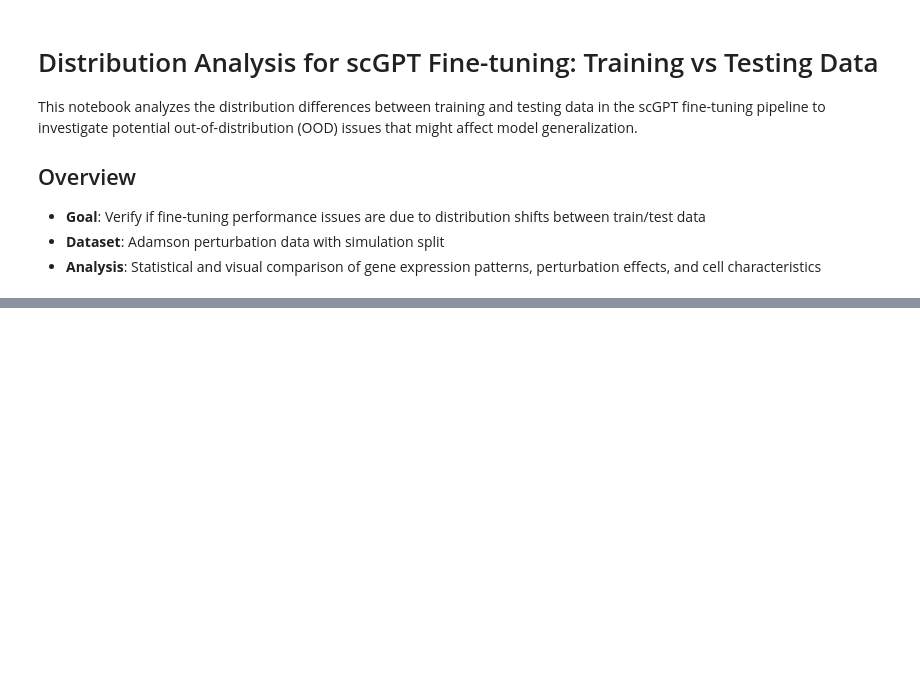
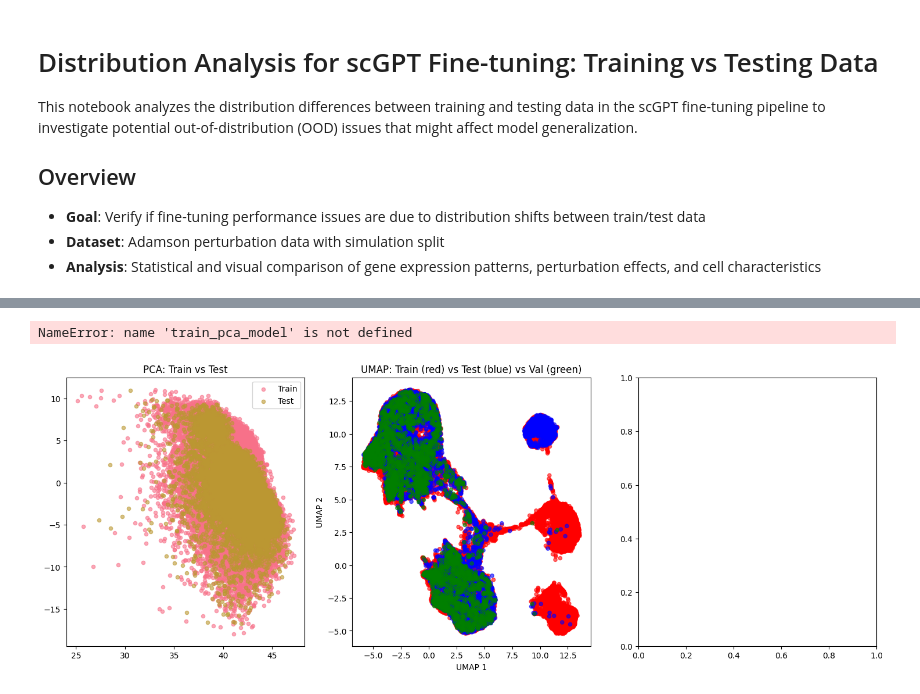
Before and after one commit to zhexuandliu/Biological-Foundation-Model, a Jupyter notebook: Notebooks/scGPT_finetune/distribution_analysis.ipynb, the cells around one changed output, grey strips where cells are left out. Cells and saved outputs as stored; diff of their text form; code cells hidden in the pictures; blank space fills up the shorter version.

```diff
--- a/Notebooks/scGPT_finetune/distribution_analysis.ipynb
+++ b/Notebooks/scGPT_finetune/distribution_analysis.ipynb
@@ -389,32 +581,35 @@ print(f"  Val:   {val_pca_model.explained_variance_ratio_[:10]}")
 # %%
 # Visualize dimensionality reduction results
 fig, axes = plt.subplots(1, 3, figsize=(18, 6))
 
 # 1. PCA comparison (first 2 components)
 axes[0].scatter(train_pca[:, 0], train_pca[:, 1], alpha=0.6, label='Train', s=20)
 axes[0].scatter(test_pca[:, 0], test_pca[:, 1], alpha=0.6, label='Test', s=20)
-axes[0].set_xlabel(f'PC1 ({train_pca_model.explained_variance_ratio_[0]:.2%} variance)')
-axes[0].set_ylabel(f'PC2 ({train_pca_model.explained_variance_ratio_[1]:.2%} variance)')
+# axes[0].set_xlabel(f'PC1 ({train_pca_model.explained_variance_ratio_[0]:.2%} variance)')
+# axes[0].set_ylabel(f'PC2 ({train_pca_model.explained_variance_ratio_[1]:.2%} variance)')
 axes[0].set_title('PCA: Train vs Test')
 axes[0].legend()
 
 # 2. t-SNE visualization
 split_colors = ['red' if s == 'train' else 'blue' if s == 'test' else 'green' for s in combined_adata.obs['split']]
-axes[1].scatter(combined_tsne[:, 0], combined_tsne[:, 1], c=split_colors, alpha=0.6, s=20)
-axes[1].set_xlabel('t-SNE 1')
-axes[1].set_ylabel('t-SNE 2')
-axes[1].set_title('t-SNE: Train (red) vs Test (blue) vs Val (green)')
+axes[1].scatter(combined_adata.obsm['X_umap'][:, 0], combined_adata.obsm['X_umap'][:, 1], c=split_colors, alpha=0.6, s=20)
+axes[1].set_xlabel('UMAP 1')
+axes[1].set_ylabel('UMAP 2')
+axes[1].set_title('UMAP: Train (red) vs Test (blue) vs Val (green)')
 
 # 3. PCA variance explained
 axes[2].plot(range(1, 11), train_pca_model.explained_variance_ratio_[:10], 'o-', label='Train')
 axes[2].plot(range(1, 11), test_pca_model.explained_variance_ratio_[:10], 's-', label='Test')
 axes[2].set_xlabel('Principal Component')
 axes[2].set_ylabel('Explained Variance Ratio')
 axes[2].set_title('PCA Explained Variance')
 axes[2].legend()
 
 plt.tight_layout()
 plt.show()
+# %% [output]
+NameError: name 'train_pca_model' is not defined
+[figure, added]
 # %%
 # 4. Distance-based Analysis
 print("\n=== DISTANCE-BASED ANALYSIS ===")
```
Also changed, not shown: parts of 15 cells of this notebook, 4 other files.
